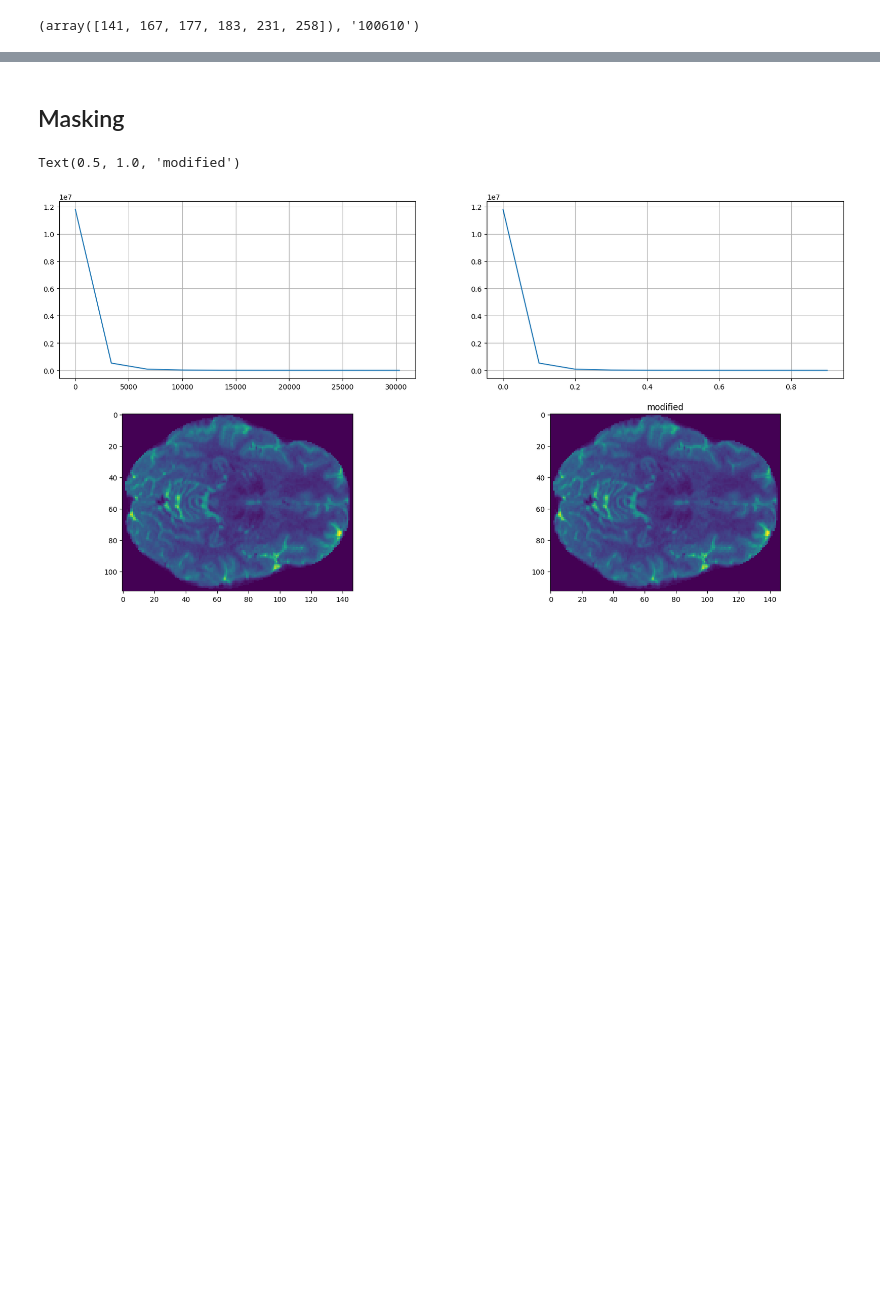
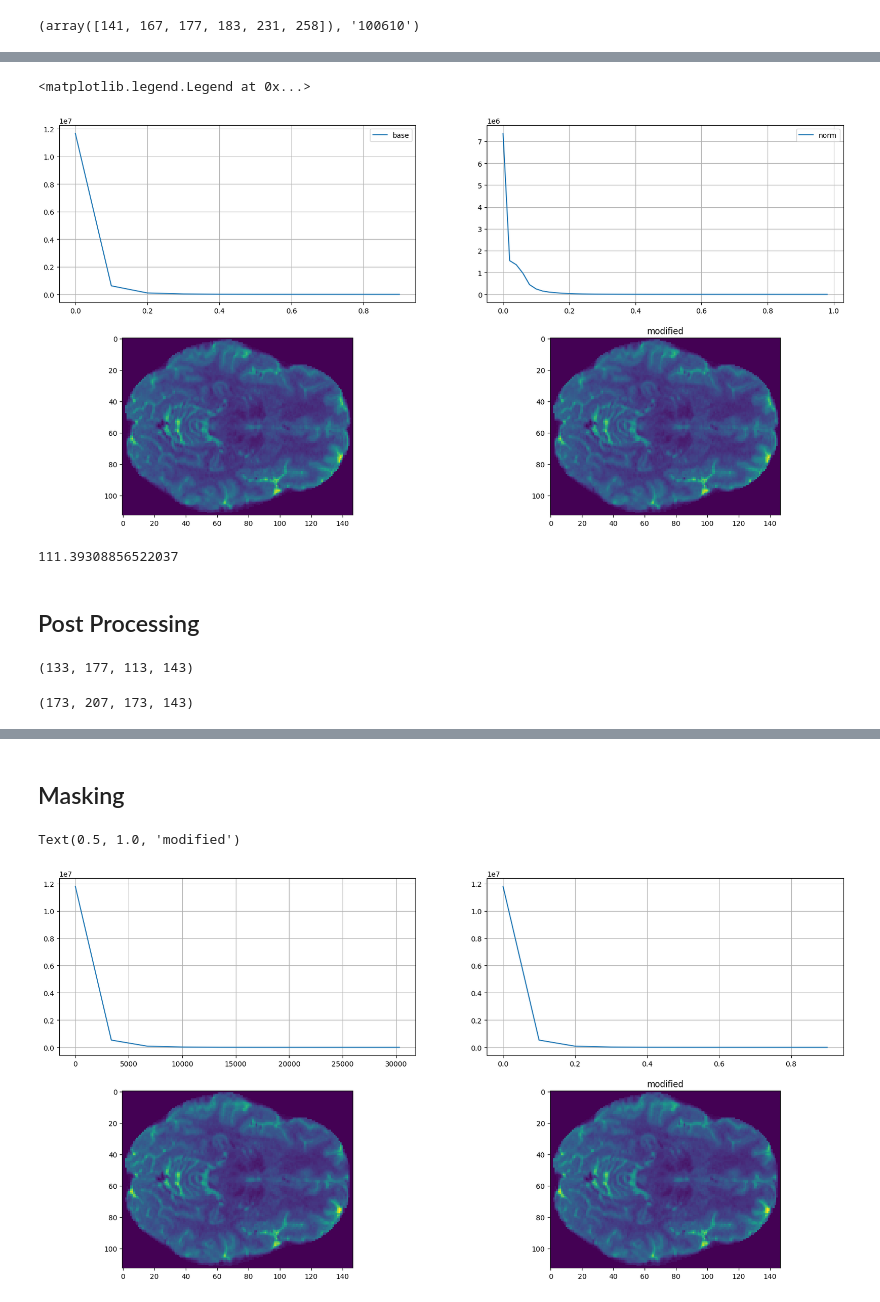
Before and after one commit to arihantjain124/HCP_SR, a Jupyter notebook: Verify_histmmod.ipynb, the cells around one changed output, grey strips where cells are left out. Cells and saved outputs as stored; diff of their text form; code cells hidden in the pictures; blank space fills up the shorter version.

```diff
--- a/Verify_histmmod.ipynb
+++ b/Verify_histmmod.ipynb
@@ -248,0 +251,37 @@ axis[0][1].grid()
+# %%
+transform = tio.transforms.RescaleIntensity(masking_method=lambda x: x > 0)
+data6_norm_masked = transform(data6)
+transform = tio.transforms.RescaleIntensity()
+data6_norm=transform(data6)
+# %%
+f, axis = plt.subplots(2, 2)
+f.set_figwidth(20)
+f.set_figheight(10)
+
+i=40
+
+
+hist,bins = {},{}
+hist['hr6'],bins['hr6'] = np.histogram(data6_norm)
+hist['hr6_norm'],bins['hr6_norm'] = np.histogram(data6_norm_masked,bins=50)
+
+axis[0][0].plot(bins['hr6'][:-1], hist['hr6'],label="base")
+axis[1][0].imshow(data6[:,:,i,0])
+axis[0][0].grid()
+axis[0][0].legend()
+
+axis[0][1].plot(bins['hr6_norm'][:-1], hist['hr6_norm'],label="norm")
+axis[0][1].grid()
+axis[1][1].imshow(data6_norm[:,:,i,0])
+
+axis[1][1].set_title("modified")
+axis[0][1].legend()
+# %% [output]
+<matplotlib.legend.Legend at 0x...>
+[figure, added]
+# %%
+sm.peak_signal_noise_ratio(data6_norm_masked,data6_norm)
+# %% [output]
+111.39308856522037
+# %% [markdown]
+## Post Processing
@@ -248,0 +302,8 @@ axis[0][1].grid()
+# %%
+data_7t.shape
+# %% [output]
+(133, 177, 113, 143)
+# %%
+data_7t.shape
+# %% [output]
+(173, 207, 173, 143)
```
Also changed, not shown: parts of 23 cells of this notebook.
